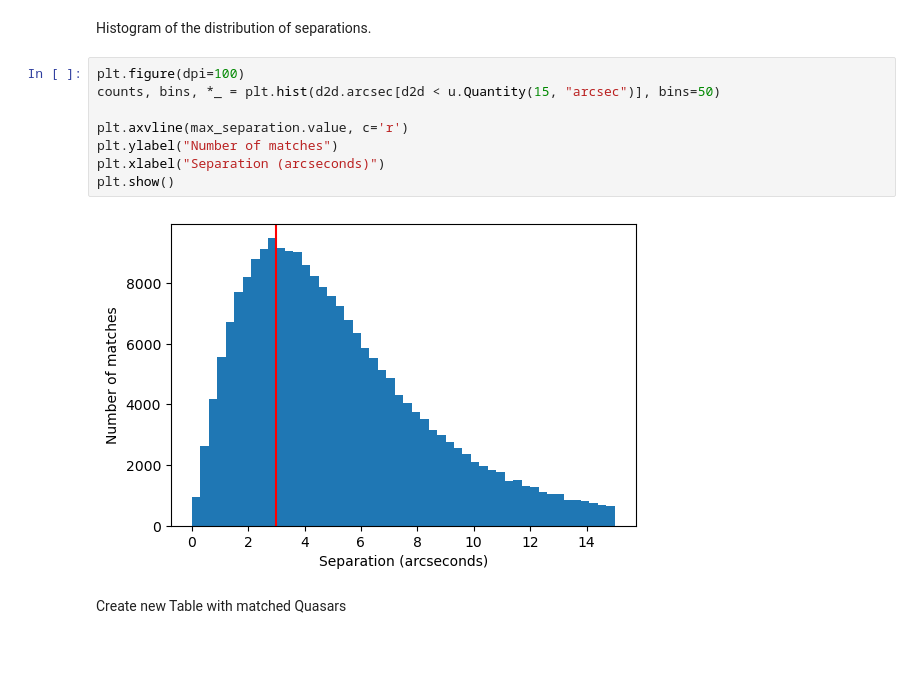
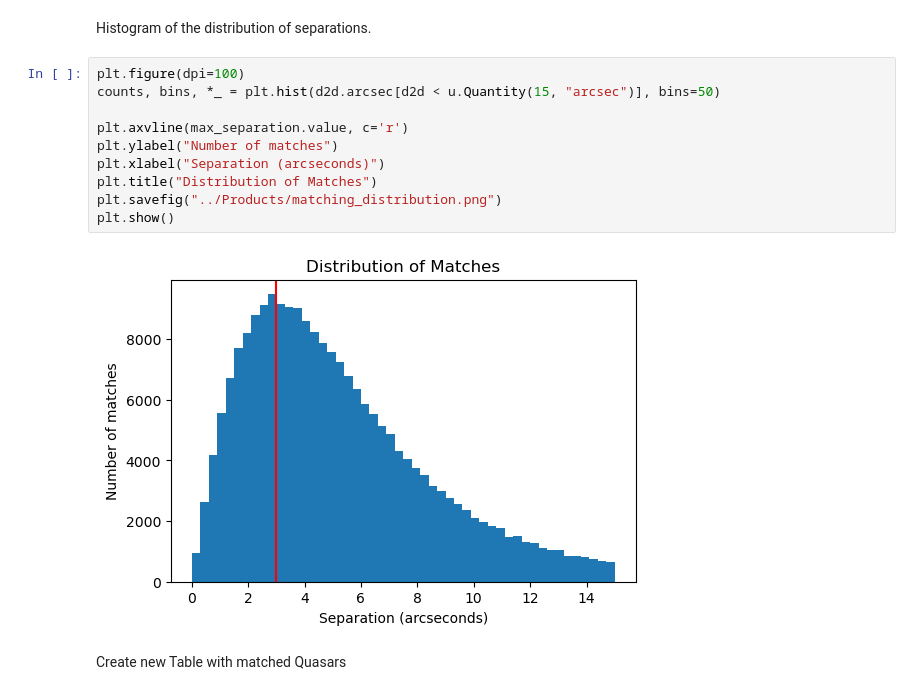
Before and after one commit to TobyWallage/Finding_Quasars_In_eRASS, a Jupyter notebook: Notebooks/eRASS_GAIA_quasars.ipynb, the cells around one changed output. Saved outputs shown, nothing was run; the diff lists cells and outputs as text; blank space fills up the shorter version.

```diff
--- a/Notebooks/eRASS_GAIA_quasars.ipynb
+++ b/Notebooks/eRASS_GAIA_quasars.ipynb
@@ -152,13 +157,15 @@ Histogram of the distribution of separations.
 # %%
 plt.figure(dpi=100)
 counts, bins, *_ = plt.hist(d2d.arcsec[d2d < u.Quantity(15, "arcsec")], bins=50)
 
 plt.axvline(max_separation.value, c='r')
 plt.ylabel("Number of matches")
 plt.xlabel("Separation (arcseconds)")
+plt.title("Distribution of Matches")
+plt.savefig("../Products/matching_distribution.png")
 plt.show()
 # %% [output]
-[figure, old version]
+[figure, new version]
 # %% [markdown]
 Create new Table with matched Quasars
 # %%
```
Also changed, not shown: parts of 12 cells of this notebook, 6 other files.
